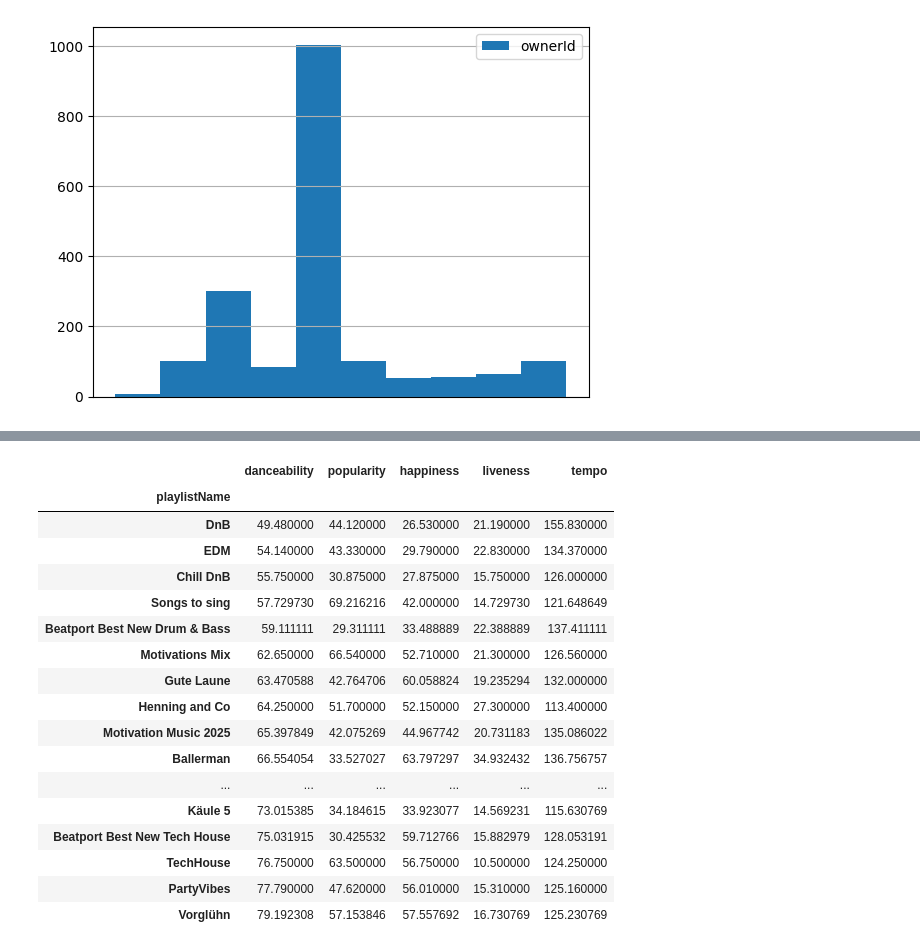
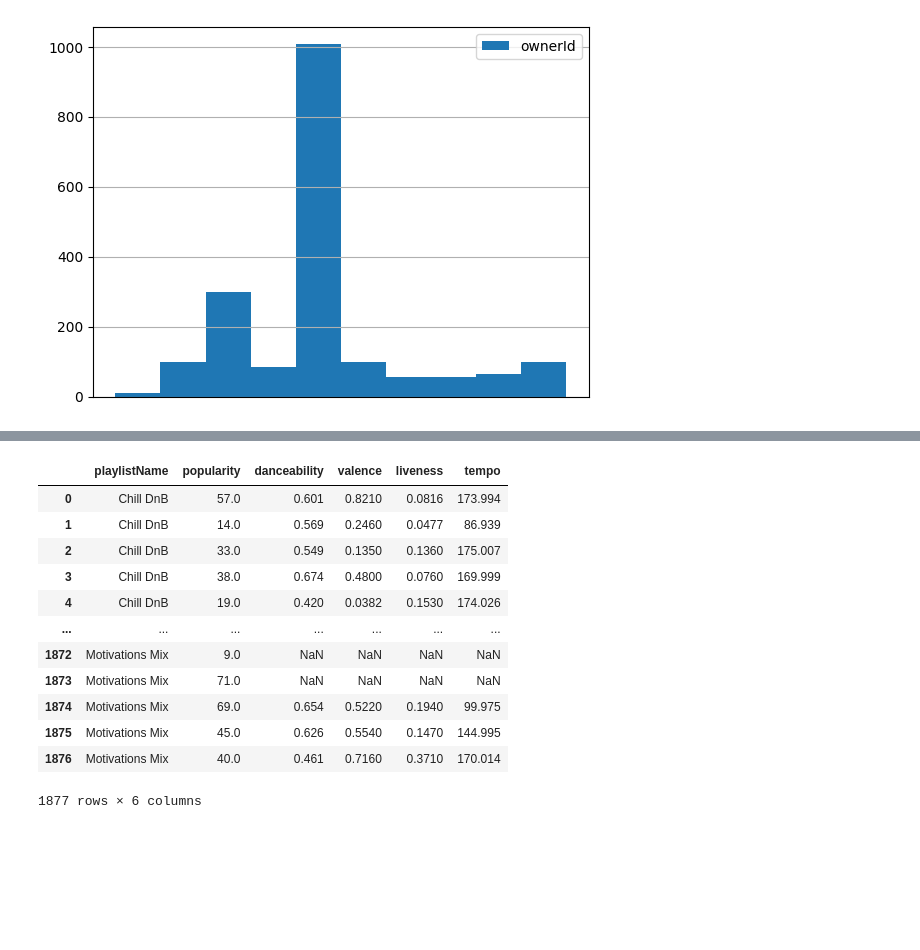
Before and after one commit to VadimSteshkov/spotify-api-data-engineering, a Jupyter notebook: notebooks/playlist_analysis.ipynb, the cells around one changed output, grey strips where cells are left out. Cells and saved outputs as stored; diff of their text form; code cells hidden in the pictures; blank space fills up the shorter version.

```diff
--- a/notebooks/playlist_analysis.ipynb
+++ b/notebooks/playlist_analysis.ipynb
@@ -142,0 +259,3 @@ tracksPlaylistsDf
+# %%
+df_recko = pd.read_json("dataframe_recko.json", orient="records")
+df_recko
@@ -148,14 +281,7 @@ for idx, track in enumerate(tracksPlaylistsDf["track"]):
     tracksPlaylistsDf.at[idx, "albumId"] = track["album"]["id"]
     tracksPlaylistsDf.at[idx, "trackName"] = track["name"]
     tracksPlaylistsDf.at[idx, "albumName"] = track["album"]["name"]
-    #try:
-    #    data = getTrackAnalysis(trackId, RAPID_ANALYSIS_TOKEN)
-    #    print(data)
-    #except:
-    #    print(trackId)
-    tracksPlaylistsDf.at[idx, "analysis"] = data
-    time.sleep(0.2)
-
+    tracksPlaylistsDf.at[idx, "analysis"] = df_recko[df_recko["trackId"] == trackId]["reckoAnalysis"].iloc[0]
 
 tracksPlaylistsDf
 # %% [output]
@@ -328,40 +396,40 @@ df[df["trackId"]== "5UI846kakgl3TCjjnS2kdg"]
+# %%
+tracksPlaylistsDf["_id"] = tracksPlaylistsDf["trackId"] + tracksPlaylistsDf["playlistId"]
+tracksPlaylistsDf.to_json("tracks_playlist_analysis.json",orient="records")
 # %%
 df_new = pd.DataFrame()
-test = 0
 
-for index, row in df.iterrows():
+for index, row in tracksPlaylistsDf.iterrows():
     df_new.at[index, "playlistName"] = row.get("playlistName")
+    popularity = row.get("track")["popularity"]
+    df_new.at[index, "popularity"] = popularity
+    reckoAnalysis = row.get("analysis")
+    if reckoAnalysis ==  "Failed":
+        continue
     try:
-        danceability = row.get("analysis")["danceability"]
-        popularity = row.get("analysis")["popularity"]
-        happiness = row.get("analysis")["happiness"]
-        liveness = row.get("analysis")["liveness"]
-        tempo = row.get("analysis")["tempo"]
+        danceability = reckoAnalysis["danceability"]
+        valence = reckoAnalysis["valence"]
+        liveness = reckoAnalysis["liveness"]
+        tempo = reckoAnalysis["tempo"]
         df_new.at[index, "danceability"] = danceability
         df_new.at[index, "popularity"] = popularity
-        df_new.at[index, "happiness"] = happiness
+        df_new.at[index, "valence"] = valence
         df_new.at[index, "liveness"] = liveness
         df_new.at[index, "tempo"] = tempo
     except:
         continue
-    #df_new.at[index, "danceability"] = row.get("analysis")
-df_new.groupby("playlistName").mean().sort_values(by="danceability")
+df_new
 # %% [output]
-|  | danceability | popularity | happiness | liveness | tempo |
-| playlistName |  |  |  |  |  |
-| DnB | 49.480000 | 44.120000 | 26.530000 | 21.190000 | 155.830000 |
-| EDM | 54.140000 | 43.330000 | 29.790000 | 22.830000 | 134.370000 |
-| Chill DnB | 55.750000 | 30.875000 | 27.875000 | 15.750000 | 126.000000 |
-| Songs to sing | 57.729730 | 69.216216 | 42.000000 | 14.729730 | 121.648649 |
-| Beatport Best New Drum & Bass | 59.111111 | 29.311111 | 33.488889 | 22.388889 | 137.411111 |
-| Motivations Mix | 62.650000 | 66.540000 | 52.710000 | 21.300000 | 126.560000 |
-| Gute Laune | 63.470588 | 42.764706 | 60.058824 | 19.235294 | 132.000000 |
-| Henning and Co | 64.250000 | 51.700000 | 52.150000 | 27.300000 | 113.400000 |
-| Motivation Music 2025 | 65.397849 | 42.075269 | 44.967742 | 20.731183 | 135.086022 |
-| Ballerman | 66.554054 | 33.527027 | 63.797297 | 34.932432 | 136.756757 |
-| ... | ... | ... | ... | ... | ... |
-| Käule 5 | 73.015385 | 34.184615 | 33.923077 | 14.569231 | 115.630769 |
-| Beatport Best New Tech House | 75.031915 | 30.425532 | 59.712766 | 15.882979 | 128.053191 |
-| TechHouse | 76.750000 | 63.500000 | 56.750000 | 10.500000 | 124.250000 |
-| PartyVibes | 77.790000 | 47.620000 | 56.010000 | 15.310000 | 125.160000 |
-| Vorglühn | 79.192308 | 57.153846 | 57.557692 | 16.730769 | 125.230769 |
+|  | playlistName | popularity | danceability | valence | liveness | tempo |
+| 0 | Chill DnB | 57.0 | 0.601 | 0.8210 | 0.0816 | 173.994 |
+| 1 | Chill DnB | 14.0 | 0.569 | 0.2460 | 0.0477 | 86.939 |
+| 2 | Chill DnB | 33.0 | 0.549 | 0.1350 | 0.1360 | 175.007 |
+| 3 | Chill DnB | 38.0 | 0.674 | 0.4800 | 0.0760 | 169.999 |
+| 4 | Chill DnB | 19.0 | 0.420 | 0.0382 | 0.1530 | 174.026 |
+| ... | ... | ... | ... | ... | ... | ... |
+| 1872 | Motivations Mix | 9.0 | NaN | NaN | NaN | NaN |
+| 1873 | Motivations Mix | 71.0 | NaN | NaN | NaN | NaN |
+| 1874 | Motivations Mix | 69.0 | 0.654 | 0.5220 | 0.1940 | 99.975 |
+| 1875 | Motivations Mix | 45.0 | 0.626 | 0.5540 | 0.1470 | 144.995 |
+| 1876 | Motivations Mix | 40.0 | 0.461 | 0.7160 | 0.3710 | 170.014 |
+1877 rows × 6 columns
```
Also changed, not shown: parts of 22 cells of this notebook, 2 other files.
